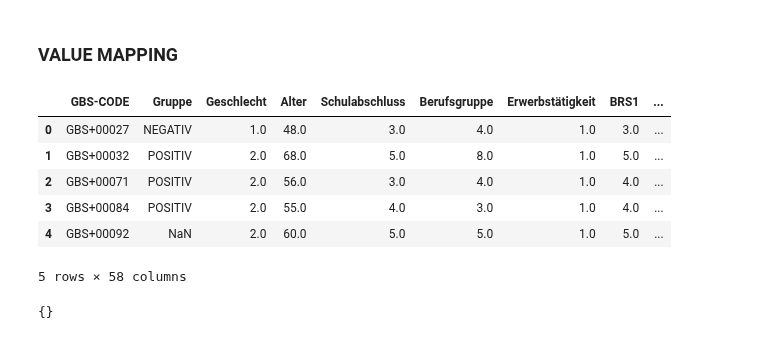
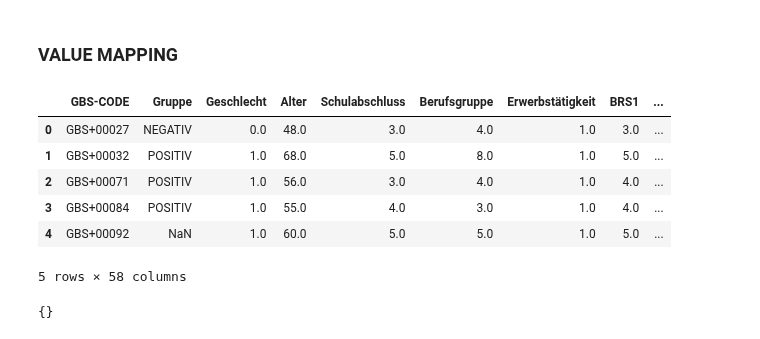
Before and after one commit to laksannathan/maximal-representative-sampling, a Jupyter notebook: src/GBS_Allensbach.ipynb, the cells around one changed output. Cells and saved outputs as stored; diff of their text form; code cells hidden in the pictures.

```diff
--- a/src/GBS_Allensbach.ipynb
+++ b/src/GBS_Allensbach.ipynb
@@ -13,7 +13,7 @@ import pandas as pd
 import numpy as np
 np.seterr(divide = 'ignore')
 
-path = Path('/home/tony/Desktop/work_link/software/mrs_hauptmann/maximal-representative-sampling/')
+path = Path('./../data/')
 
 def sample(softmax, temperature):
 
@@ -99,7 +99,7 @@ names = ['Geschlecht', 'Alter', 'Schulabschluss', 'Berufsgruppe', 'Erwerbstätig
          'ASKU1', 'ASKU2', 'ASKU3',
          'IE_int1', 'IE_int2', 'IE_ext1', 'IE_ext2']
 
-allensbach = pd.read_csv(os.path.join(path, 'data/Allensbach/abs_data.csv'),
+allensbach = pd.read_csv(os.path.join(path, 'Allensbach/abs_data.csv'),
                          usecols = allensbach_cols,
                          delimiter=';', low_memory=False)
 
@@ -107,6 +107,7 @@ allensbach.replace(',', '.', regex=True, inplace=True)
 allensbach.replace(' ', np.nan, regex=True, inplace=True)
 
 allensbach.rename(columns= dict(zip(allensbach_cols, names)), inplace=True)
+allensbach.Geschlecht = allensbach.Geschlecht -1
 
 allensbach.head()
 # %% [output]
@@ -165,15 +166,19 @@ gbs_cols = [ 'am01', 'am02_02', 'am14', 'am22', 'am17',
 #add gesis columns
 gesis_attributes = ['am24', 'am02_01', 'am11','am10','am23','am14','am15','am29','am27',
                     'gh03_08','gh08_03','gh05_01','pt04', 'pt03_01','pt01_02','gh07_01','gh04_01',
-                    'gh03_10','gh03_07','gh03_13','gh03_11', 'v2673_1_bfi_bfi1','v2673_1_bfi_bfi2','v2673_1_bfi_bfi3',
-                    'v2673_1_bfi_bfi4','v2673_1_bfi_bfi5','v2673_1_bfi_bfi6','v2673_1_bfi_bfi7','v2673_1_bfi_bfi8',
+                    'gh03_10','gh03_07','gh03_13','gh03_11', 'v2673_1_bfi_bfi1','v2673_1_bfi_bfi2',
+                    'v2673_1_bfi_bfi3',
+                    'v2673_1_bfi_bfi4','v2673_1_bfi_bfi5','v2673_1_bfi_bfi6','v2673_1_bfi_bfi7',
+                    'v2673_1_bfi_bfi8',
                     'v2673_1_bfi_bfi9','v2673_1_bfi_bfi10', 'gh03_09','lo01_04','pt06_01','br01_06']
 
-gesis_name = ['Personen im Haushalt','Geburtsjahr', 'Geburtsland','Nationalitaet','Familienstand','Hoechster Bildungsabschluss','Berufliche Ausbildung',
+gesis_name = ['Personen im Haushalt','Geburtsjahr', 'Geburtsland','Nationalitaet','Familienstand',
+              'Hoechster Bildungsabschluss','Berufliche Ausbildung',
             'Nettoeinkommen Selbst','Nettoeinkommen Haushalt', 'Schlechter Schlaf',
               'Leben genießen','Alles anstrengend','Wahlteilnahme','Wahlabsicht',
               'Desinteresse Politiker','Zufriedenheit Leben','Aktiv','Verärgert','Wach','Nervös','Ängstlich',
-              'Zurueckhaltend','leicht Vertrauen','Faulheit','Entspannt','wenig kuenstlerisches Interesse','Gesellig',
+              'Zurueckhaltend','leicht Vertrauen','Faulheit','Entspannt','wenig kuenstlerisches Interesse',
+              'Gesellig',
               'Andere kritisieren','Gruendlich','Nervoes','Phantasievoll','Druck','Optimismus Zukunft',
               'Zufriedenheit Wahlergebnis','Resilienz']
 
@@ -230,7 +235,7 @@ Name: Personen im Haushalt, Length: 579, dtype: object
 # %% [markdown]
 ### VALUE MAPPING
 # %%
-di1 = {'männlich': 1, "Männlich": 1, 'weiblich': 2, "Weiblich": 2, '[NA] Keine Angabe':np.nan}
+di1 = {'männlich': 0, "Männlich": 0, 'weiblich': 1, "Weiblich": 1, '[NA] Keine Angabe':np.nan}
 gbs.replace({"Geschlecht": di1}, inplace=True)
 
 di2 = {'Hochschulabschluss':5,
@@ -255,38 +260,38 @@ di3 = {
     'mithelfende(r) Familienangehörige(r)':1
 }
 gbs.replace({'Berufsgruppe':di3}, inplace=True)
 
 arbeitszeit = []
 for w in gbs.woechentlicheArbeitszeit:
     if w < 20:
         arbeitszeit.append(1)
     elif w >= 20 and w < 30:
         arbeitszeit.append(2)
     elif w >= 30 and w <= 40:
         arbeitszeit.append(3)
     elif w > 40 and w < 50:
         arbeitszeit.append(4)
     else:
         arbeitszeit.append(5)
 gbs['woechentlicheArbeitszeit'] = arbeitszeit
 
 di4 = {9:2,
        999:2,
       -3:2,
       -1:2,
       3:2}
 allensbach.replace({'Erwerbstätigkeit': di4}, inplace=True)
 gbs.replace({'Erwerbstätigkeit':di4}, inplace=True)
 
 
 gbs.head()
 # %% [output]
 |  | GBS-CODE | Gruppe | Geschlecht | Alter | Schulabschluss | Berufsgruppe | Erwerbstätigkeit | BRS1 | ... |
-| 0 | GBS+00027 | NEGATIV | 1.0 | 48.0 | 3.0 | 4.0 | 1.0 | 3.0 | ... |
-| 1 | GBS+00032 | POSITIV | 2.0 | 68.0 | 5.0 | 8.0 | 1.0 | 5.0 | ... |
-| 2 | GBS+00071 | POSITIV | 2.0 | 56.0 | 3.0 | 4.0 | 1.0 | 4.0 | ... |
-| 3 | GBS+00084 | POSITIV | 2.0 | 55.0 | 4.0 | 3.0 | 1.0 | 4.0 | ... |
-| 4 | GBS+00092 | NaN | 2.0 | 60.0 | 5.0 | 5.0 | 1.0 | 5.0 | ... |
+| 0 | GBS+00027 | NEGATIV | 0.0 | 48.0 | 3.0 | 4.0 | 1.0 | 3.0 | ... |
+| 1 | GBS+00032 | POSITIV | 1.0 | 68.0 | 5.0 | 8.0 | 1.0 | 5.0 | ... |
+| 2 | GBS+00071 | POSITIV | 1.0 | 56.0 | 3.0 | 4.0 | 1.0 | 4.0 | ... |
+| 3 | GBS+00084 | POSITIV | 1.0 | 55.0 | 4.0 | 3.0 | 1.0 | 4.0 | ... |
+| 4 | GBS+00092 | NaN | 1.0 | 60.0 | 5.0 | 5.0 | 1.0 | 5.0 | ... |
 5 rows × 58 columns
 # %%
 rep1 = {
```
Also changed, not shown: parts of 5 cells of this notebook, 2 other files.
